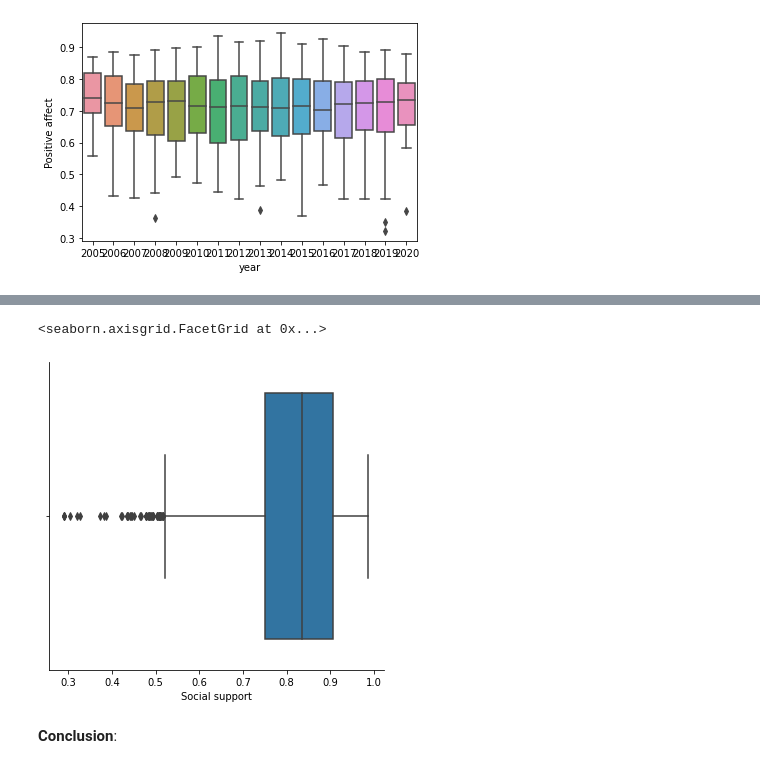
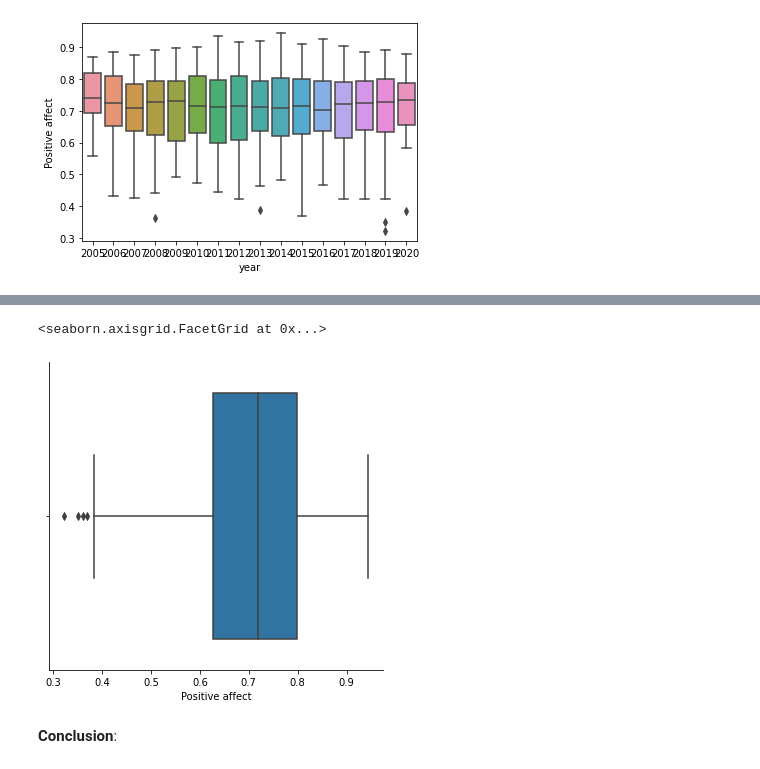
Before and after one commit to ishita164/DataAnalytics, a Jupyter notebook: DA1.ipynb, the cells around one changed output, grey strips where cells are left out. Drawn from its saved outputs; the diff is of its cells as text; code cells hidden in the pictures.

```diff
--- a/DA1.ipynb
+++ b/DA1.ipynb
@@ -392,8 +400,8 @@ sns.distplot(gra['Social support'], bins=5)
 # %%
-sns.catplot(x='Social support', kind='box', data=gra)
+sns.catplot(x='Positive affect', kind='box', data=gra)
 # %% [output]
 <seaborn.axisgrid.FacetGrid at 0x...>
-[figure, old version]
+[figure, new version]
 # %% [markdown]
 **Conclusion**:
 # %% [markdown]
```
Also changed, not shown: parts of 8 cells of this notebook.
